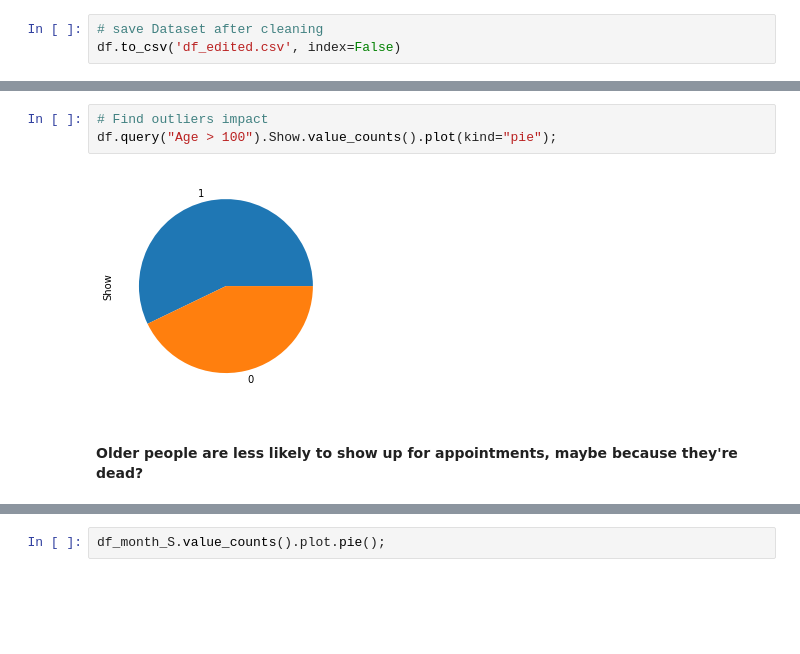
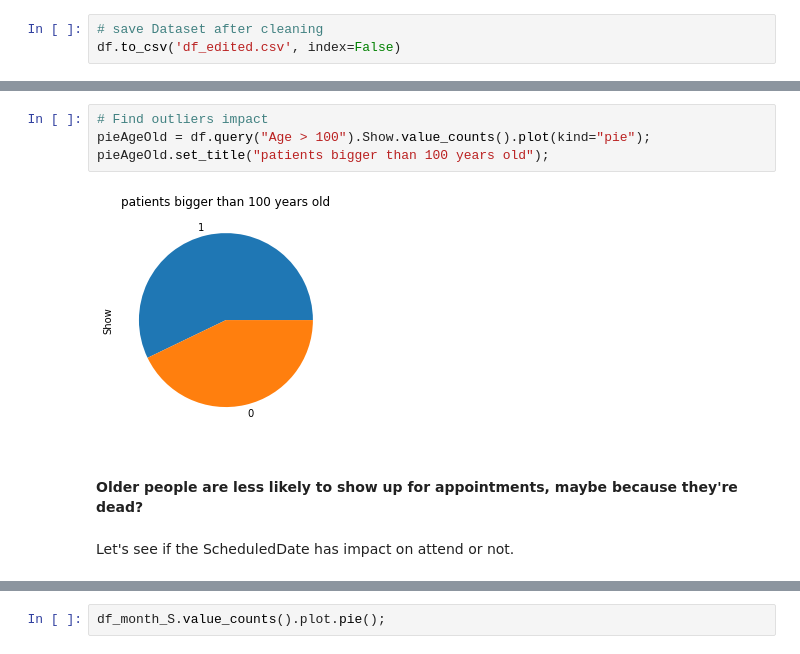
Before and after one commit to MoErn854/Investigate-Medical-Appointment-Dataset, a Jupyter notebook: Investigate-Medical-Appointment-Dataset.ipynb, the cells around one changed output, grey strips where cells are left out. Saved outputs shown, nothing was run; the diff lists cells and outputs as text; blank space fills up the shorter version.

```diff
--- a/Investigate-Medical-Appointment-Dataset.ipynb
+++ b/Investigate-Medical-Appointment-Dataset.ipynb
@@ -331,9 +386,12 @@ df.query("Age < 100").Show.value_counts().plot(kind="pie");
 # %%
 # Find outliers impact
-df.query("Age > 100").Show.value_counts().plot(kind="pie");
+pieAgeOld = df.query("Age > 100").Show.value_counts().plot(kind="pie");
+pieAgeOld.set_title("patients bigger than 100 years old");
 # %% [output]
-[figure, old version]
+[figure, new version]
 # %% [markdown]
 <h4>Older people are less likely to show up for appointments, maybe because they're dead?</h4>
+# %% [markdown]
+Let's see if the ScheduledDate has impact on attend or not.
 # %%
 # plot top 10 dates that peaple not attend in it
```
Also changed, not shown: parts of 118 cells of this notebook, 2 other files.
